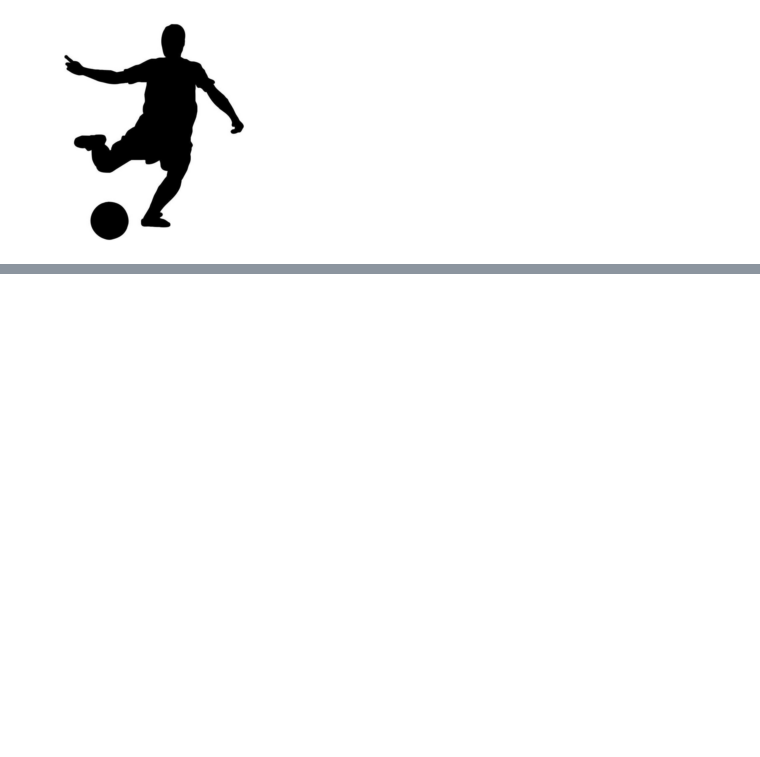
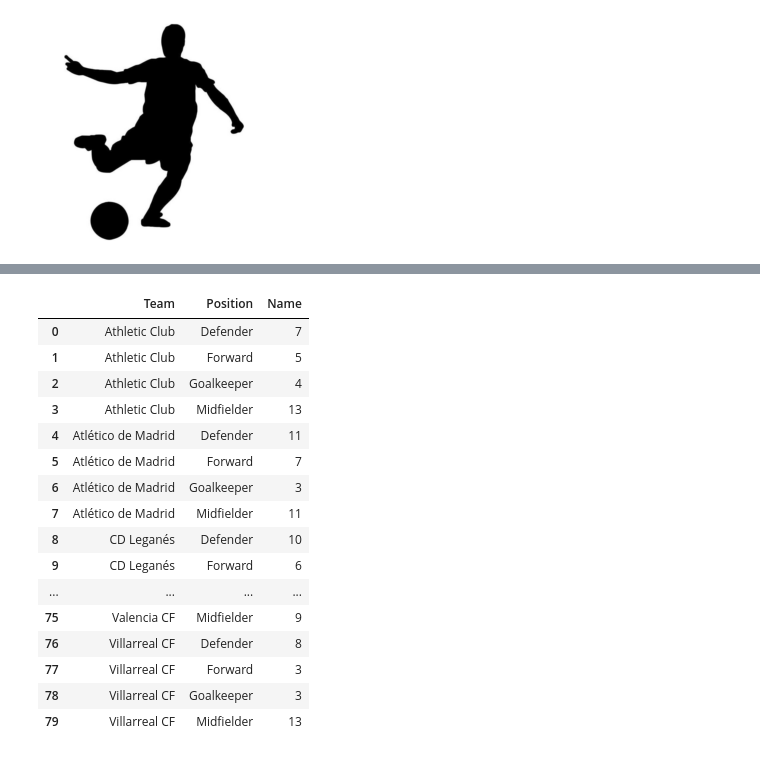
Before and after one commit to wzoungrana/la_liga, a Jupyter notebook: laliga_eda.ipynb, the cells around one changed output, grey strips where cells are left out. Cells and saved outputs as stored; diff of their text form; code cells hidden in the pictures; blank space fills up the shorter version.

```diff
--- a/laliga_eda.ipynb
+++ b/laliga_eda.ipynb
@@ -96,0 +99,22 @@ plt.axis("off")
+# %%
+df_num_pos = df.groupby(['Team', 'Position'], as_index=False)['Name'].count()
+# %%
+df_num_pos
+# %% [output]
+|  | Team | Position | Name |
+| 0 | Athletic Club | Defender | 7 |
+| 1 | Athletic Club | Forward | 5 |
+| 2 | Athletic Club | Goalkeeper | 4 |
+| 3 | Athletic Club | Midfielder | 13 |
+| 4 | Atlético de Madrid | Defender | 11 |
+| 5 | Atlético de Madrid | Forward | 7 |
+| 6 | Atlético de Madrid | Goalkeeper | 3 |
+| 7 | Atlético de Madrid | Midfielder | 11 |
+| 8 | CD Leganés | Defender | 10 |
+| 9 | CD Leganés | Forward | 6 |
+| ... | ... | ... | ... |
+| 75 | Valencia CF | Midfielder | 9 |
+| 76 | Villarreal CF | Defender | 8 |
+| 77 | Villarreal CF | Forward | 3 |
+| 78 | Villarreal CF | Goalkeeper | 3 |
+| 79 | Villarreal CF | Midfielder | 13 |
```
Also changed, not shown: parts of 9 cells of this notebook, 2 other files.
